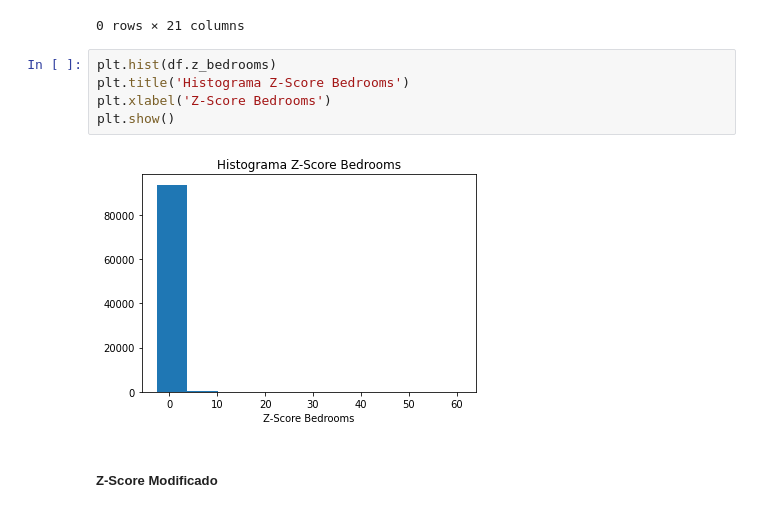
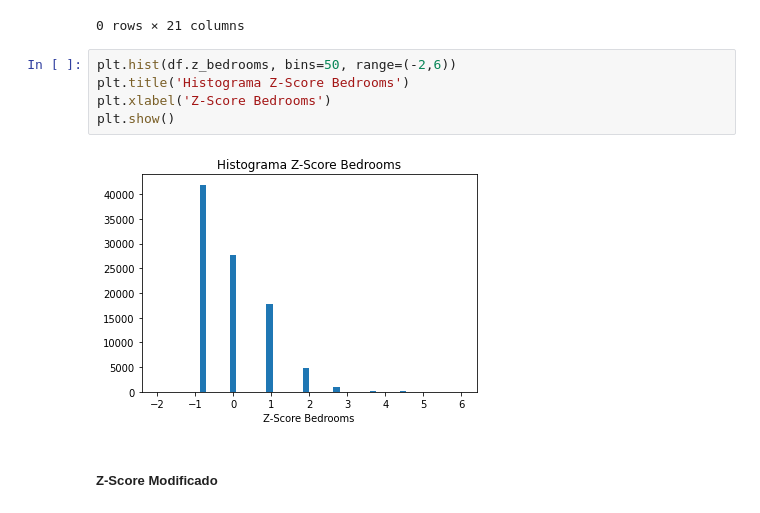
Before and after one commit to valencorrea/7506R-2C2022-GRUPO14, a Jupyter notebook: 7506R_TP1_GRUPO14_ENTREGA_ds.ipynb, the cells around one changed output. Drawn from its saved outputs; the diff is of its cells as text.

```diff
--- a/7506R_TP1_GRUPO14_ENTREGA_ds.ipynb
+++ b/7506R_TP1_GRUPO14_ENTREGA_ds.ipynb
@@ -546,12 +589,12 @@ df[df['z_bedrooms']<-3]
 |  | id | start_date | end_date | created_on | latitud | longitud | place_l2 | place_l3 | place_l4 | operation | ... |
 0 rows × 21 columns
 # %%
-plt.hist(df.z_bedrooms)
+plt.hist(df.z_bedrooms, bins=50, range=(-2,6))
 plt.title('Histograma Z-Score Bedrooms')
 plt.xlabel('Z-Score Bedrooms')
 plt.show()
 # %% [output]
-[figure, old version]
+[figure, new version]
 # %% [markdown]
 ##### Z-Score Modificado
 # %%
```
Also changed, not shown: parts of 72 cells of this notebook.
